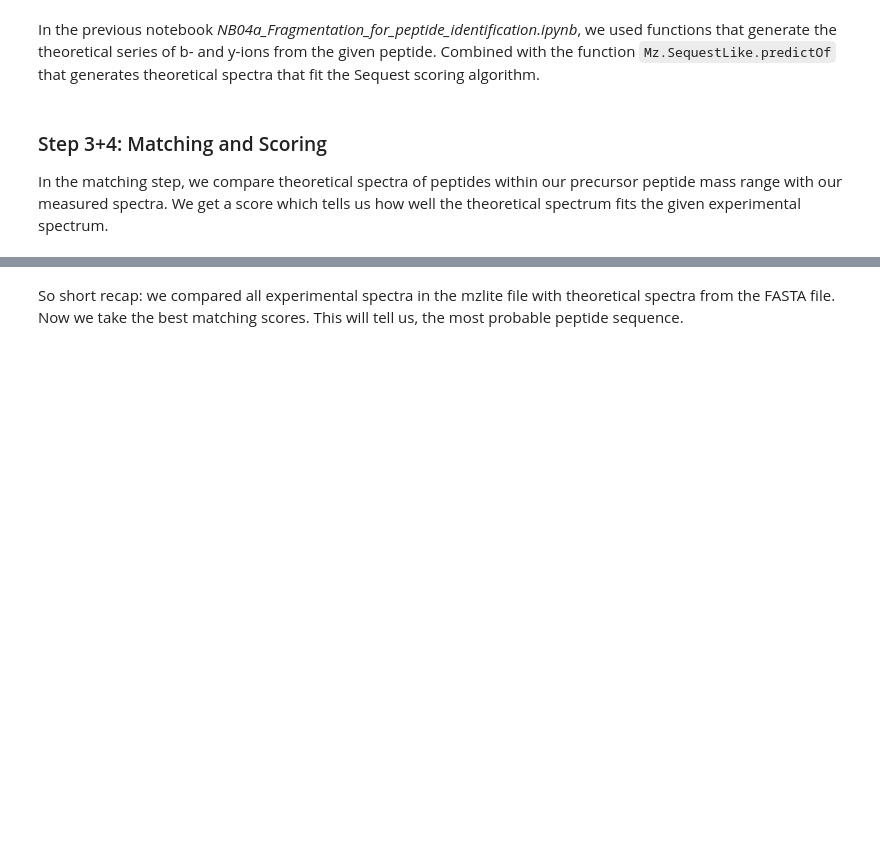
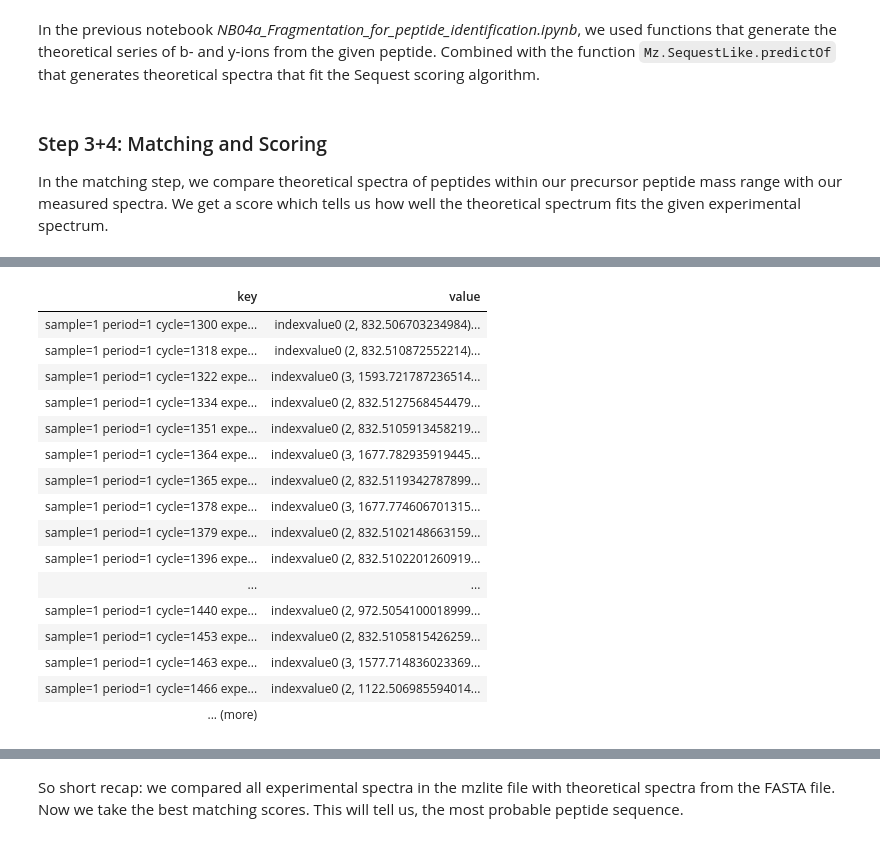
Before and after one commit to paulineHans/BIO-BTE-06-L-7, a Jupyter notebook: Notebooks/NB04b_Peptide_Identification.ipynb, the cells around one changed output, grey strips where cells are left out. Drawn from its saved outputs; the diff is of its cells as text; code cells hidden in the pictures; blank space fills up the shorter version.

```diff
--- a/Notebooks/NB04b_Peptide_Identification.ipynb
+++ b/Notebooks/NB04b_Peptide_Identification.ipynb
@@ -388,13 +388,13 @@ let getPrecursorCharge rnd =
                                             let score = getScore 10 1 100.
                                             yield createAssignedCharge ms1.ID ms2.ID precursorMz i mass 100. score [0.] 0 0. (Set[]) (Some 1.)
                                     ]
-                                | _ -> assignedCharges
+                                    |> Array.ofList
+                                | _ -> assignedCharges |> Array.ofList
                             )
             )
         |> Array.filter (fun x ->  Array.isEmpty x |> not)
         |> Array.concat
-        |> Array.filter (fun (assignedCharges)  -> assignedCharges <> [])
-        |> List.ofArray
+        |> Array.filter (fun (assignedCharges)  -> assignedCharges.Length = 0 |> not)
     ms2PossibleChargestates
 
 
@@ -403,11 +403,12 @@ exe
 
 let collectChargeMz =
     exe
-    |> List.collect (fun (assignedCharges) ->
-                    assignedCharges |> List.map (fun assCh -> assCh.ProductSpecID, (assCh.PrecCharge, assCh.PutMass))
+    |> Array.collect (fun (assignedCharges) ->
+                    assignedCharges
+                    |> Array.map (fun assCh -> assCh.ProductSpecID, (assCh.PrecCharge, assCh.PutMass))
                 )
-    |> List.groupBy (fun (ms2Id,assCH) -> ms2Id)
-    |> List.map (fun (x,y) -> x, y |> List.map snd)
-    |> Map.ofList
+    |> Array.groupBy (fun (ms2Id,assCH) -> ms2Id)
+    |> Array.map (fun (x,y) -> x, y |> Array.map snd)
+    |> Map.ofArray
 collectChargeMz
 # %% [output]
@@ -415,3 +415,20 @@ collectChargeMz
+| key | value |
+| sample=1 period=1 cycle=1300 expe... | indexvalue0 (2, 832.506703234984)... |
+| sample=1 period=1 cycle=1318 expe... | indexvalue0 (2, 832.510872552214)... |
+| sample=1 period=1 cycle=1322 expe... | indexvalue0 (3, 1593.721787236514... |
+| sample=1 period=1 cycle=1334 expe... | indexvalue0 (2, 832.5127568454479... |
+| sample=1 period=1 cycle=1351 expe... | indexvalue0 (2, 832.5105913458219... |
+| sample=1 period=1 cycle=1364 expe... | indexvalue0 (3, 1677.782935919445... |
+| sample=1 period=1 cycle=1365 expe... | indexvalue0 (2, 832.5119342787899... |
+| sample=1 period=1 cycle=1378 expe... | indexvalue0 (3, 1677.774606701315... |
+| sample=1 period=1 cycle=1379 expe... | indexvalue0 (2, 832.5102148663159... |
+| sample=1 period=1 cycle=1396 expe... | indexvalue0 (2, 832.5102201260919... |
+| ... | ... |
+| sample=1 period=1 cycle=1440 expe... | indexvalue0 (2, 972.5054100018999... |
+| sample=1 period=1 cycle=1453 expe... | indexvalue0 (2, 832.5105815426259... |
+| sample=1 period=1 cycle=1463 expe... | indexvalue0 (3, 1577.714836023369... |
+| sample=1 period=1 cycle=1466 expe... | indexvalue0 (2, 1122.506985594014... |
+| ... (more) |  |
 # %%
 let wholeInfo =
     preprocessedIntesities
```
Also changed, not shown: parts of 8 cells of this notebook.
